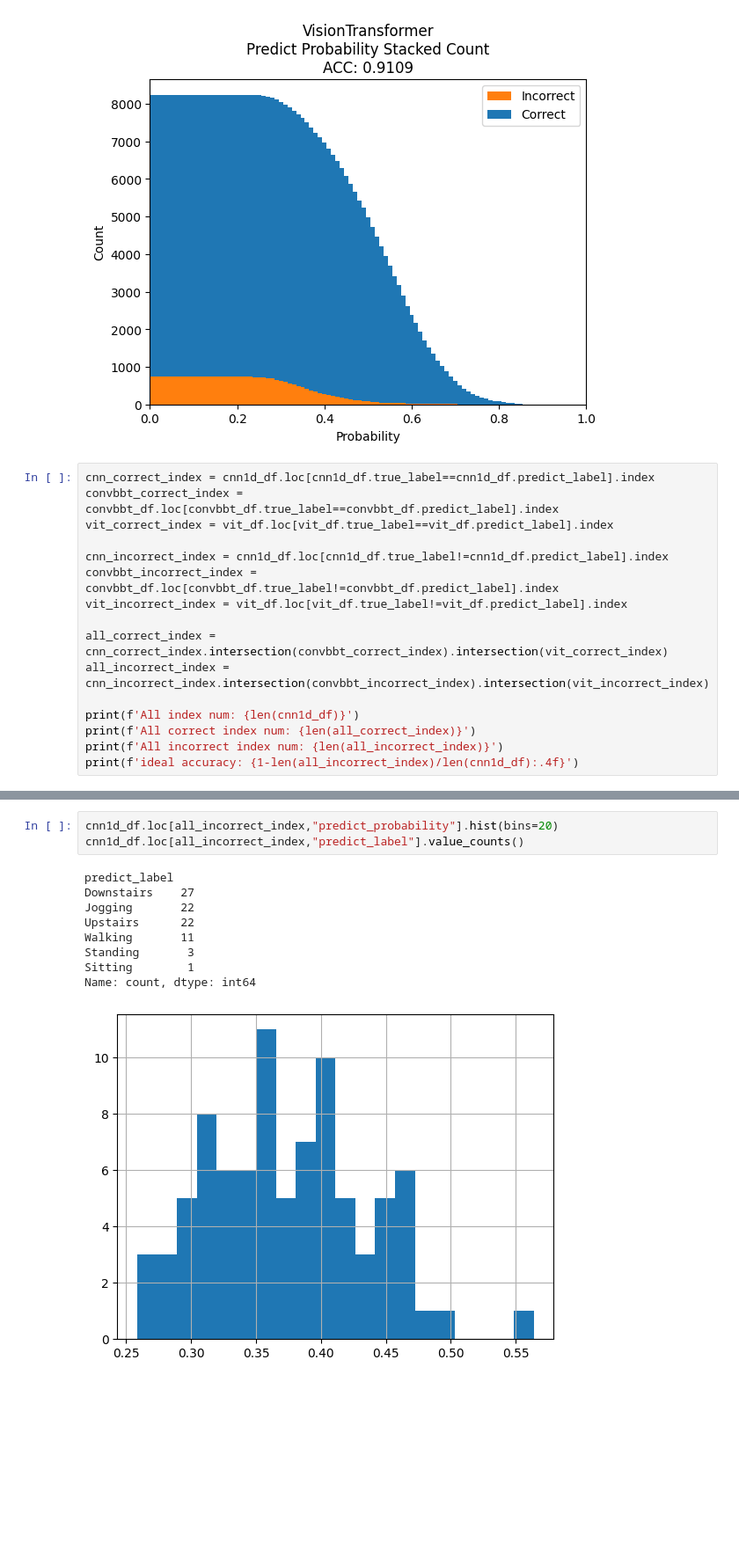
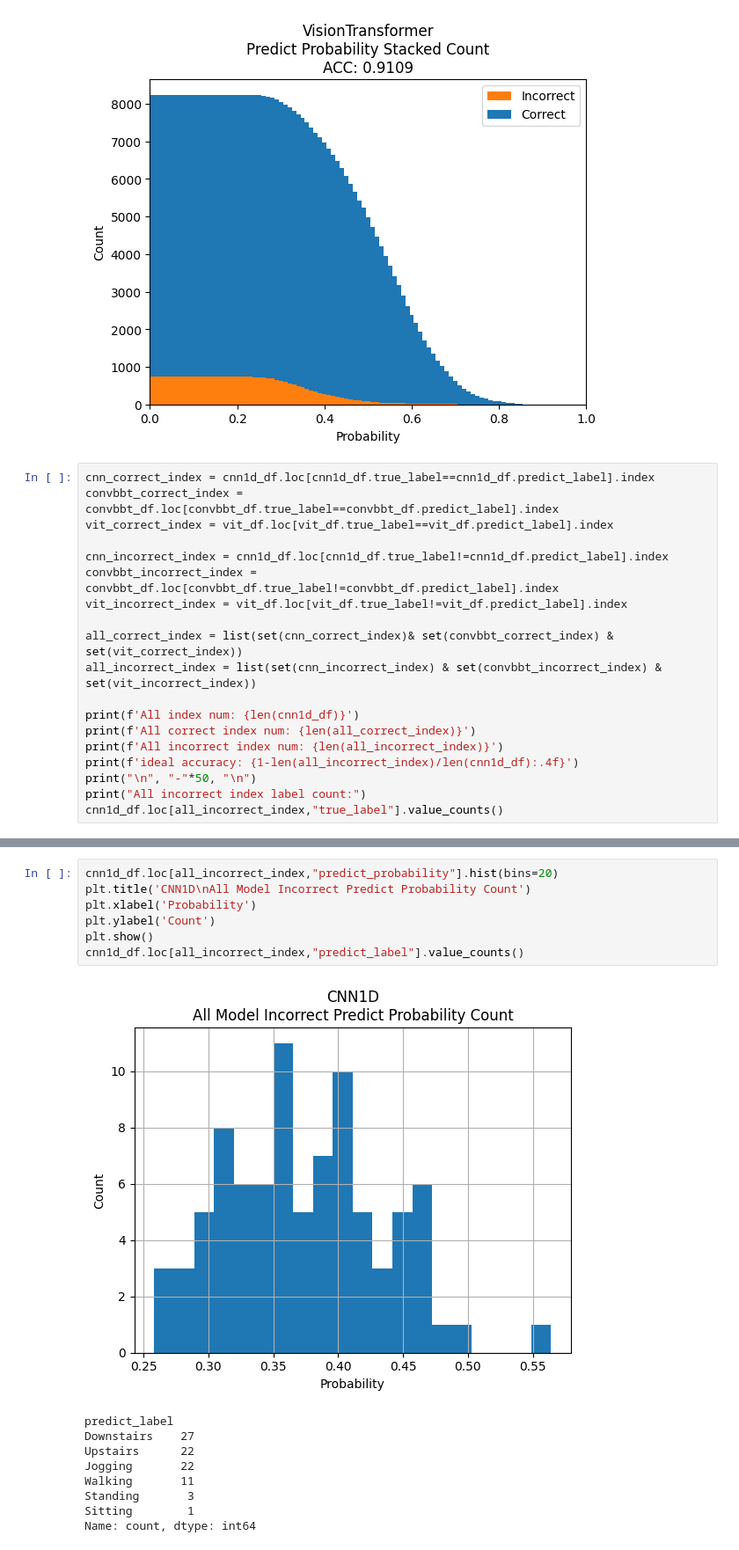
Before and after one commit to rakawanegan/humanactivityrecognition_portfolio, a Jupyter notebook: result/error_bar/analysis.ipynb, the cells around one changed output, grey strips where cells are left out. Shown: that part at 88% size. Cells and saved outputs as stored; diff of their text form; blank space fills up the shorter version.

```diff
--- a/result/error_bar/analysis.ipynb
+++ b/result/error_bar/analysis.ipynb
@@ -158,13 +158,16 @@ cnn_incorrect_index = cnn1d_df.loc[cnn1d_df.true_label!=cnn1d_df.predict_label].
 convbbt_incorrect_index = convbbt_df.loc[convbbt_df.true_label!=convbbt_df.predict_label].index
 vit_incorrect_index = vit_df.loc[vit_df.true_label!=vit_df.predict_label].index
 
-all_correct_index = cnn_correct_index.intersection(convbbt_correct_index).intersection(vit_correct_index)
-all_incorrect_index = cnn_incorrect_index.intersection(convbbt_incorrect_index).intersection(vit_incorrect_index)
+all_correct_index = list(set(cnn_correct_index)& set(convbbt_correct_index) & set(vit_correct_index))
+all_incorrect_index = list(set(cnn_incorrect_index) & set(convbbt_incorrect_index) & set(vit_incorrect_index))
 
 print(f'All index num: {len(cnn1d_df)}')
 print(f'All correct index num: {len(all_correct_index)}')
 print(f'All incorrect index num: {len(all_incorrect_index)}')
 print(f'ideal accuracy: {1-len(all_incorrect_index)/len(cnn1d_df):.4f}')
+print("\n", "-"*50, "\n")
+print("All incorrect index label count:")
+cnn1d_df.loc[all_incorrect_index,"true_label"].value_counts()
 # %% [output]
 All index num: 8237
 All correct index num: 7193
@@ -173,15 +188,19 @@ ideal accuracy: 0.9896
 # %%
 cnn1d_df.loc[all_incorrect_index,"predict_probability"].hist(bins=20)
+plt.title('CNN1D\nAll Model Incorrect Predict Probability Count')
+plt.xlabel('Probability')
+plt.ylabel('Count')
+plt.show()
 cnn1d_df.loc[all_incorrect_index,"predict_label"].value_counts()
 # %% [output]
+[figure, new version]
 predict_label
 Downstairs    27
+Upstairs      22
 Jogging       22
-Upstairs      22
 Walking       11
 Standing       3
 Sitting        1
 Name: count, dtype: int64
-[figure, old version]
 # %%
 convbbt_df.loc[all_incorrect_index,"predict_probability"].hist(bins=20)
```
Also changed, not shown: parts of 3 cells of this notebook.
